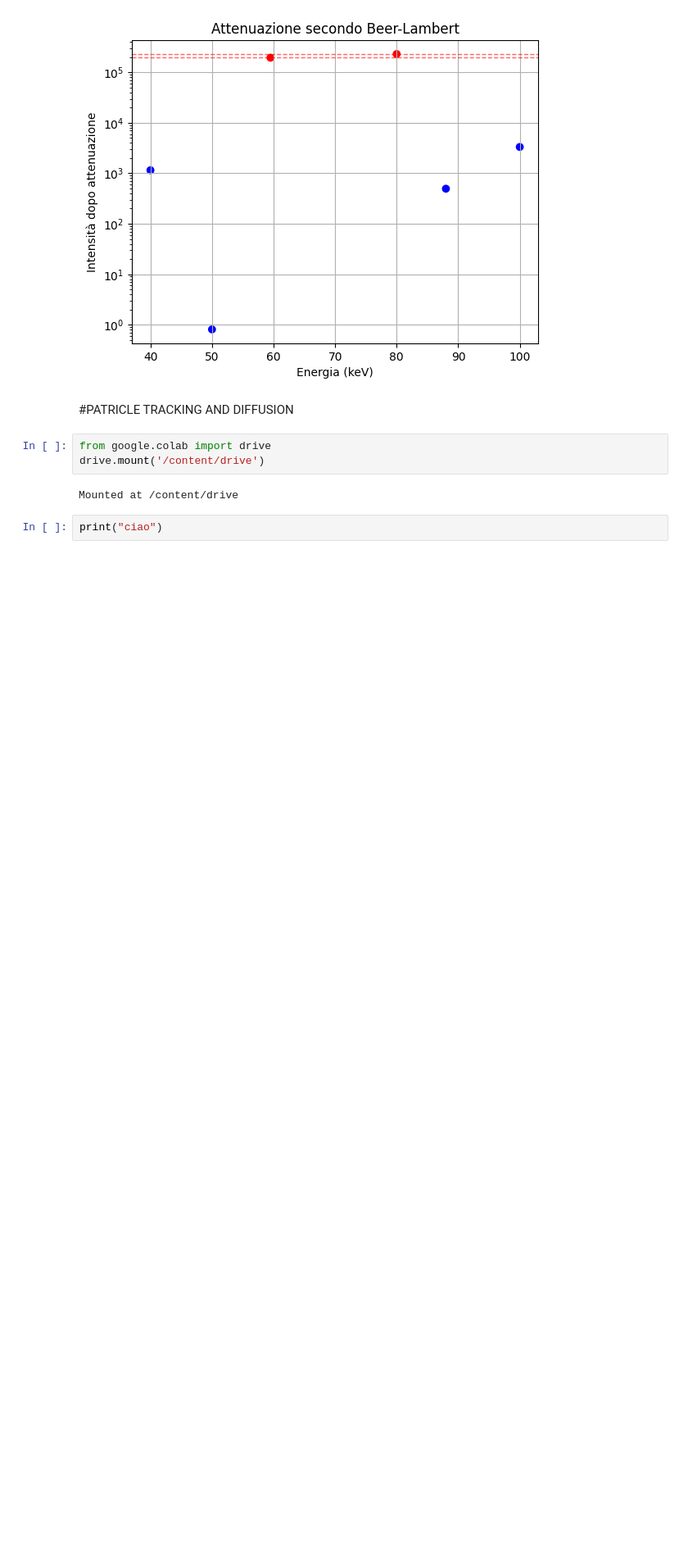
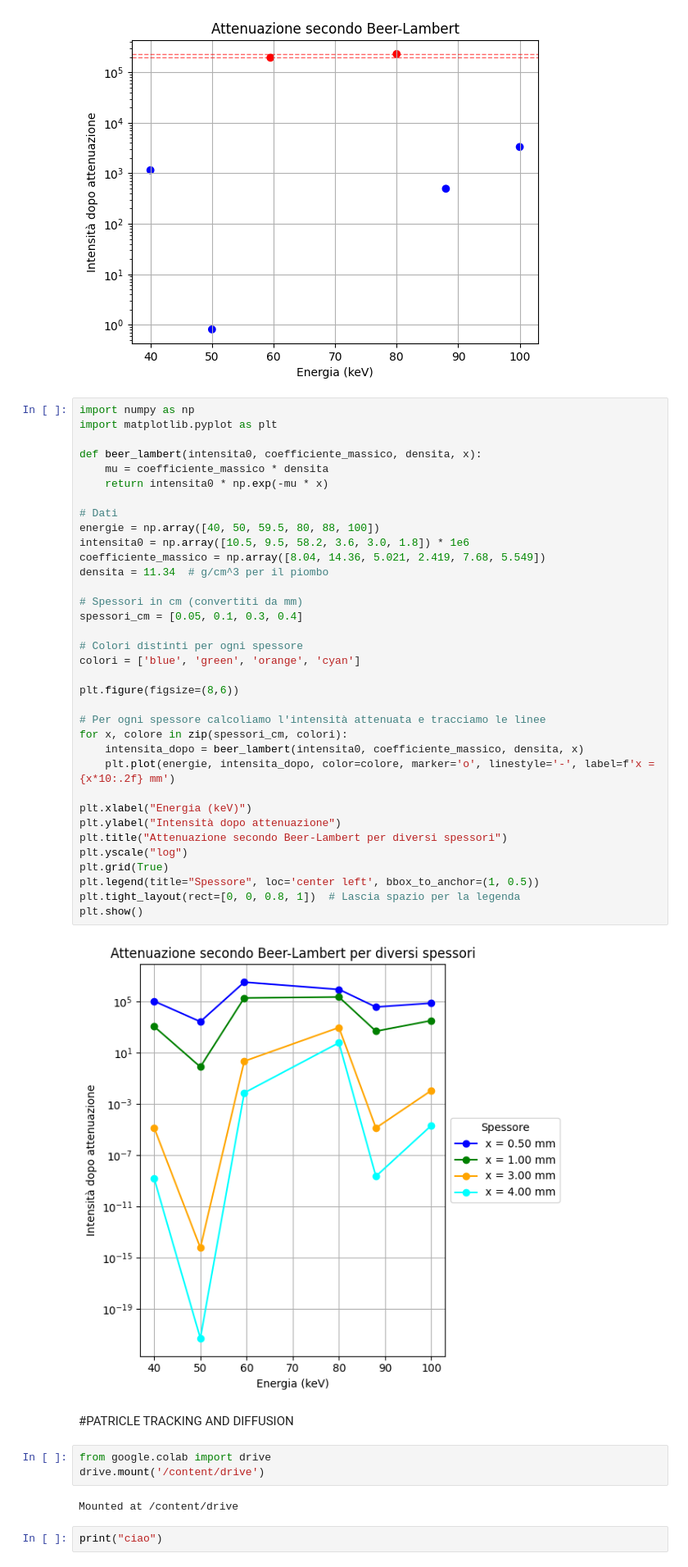
Before and after one commit to francescobellina/Repo_laboratorio_BiophotonicsI, a Jupyter notebook: Tracking.ipynb, the cells around one changed output. Shown: that part at 82% size. Drawn from its saved outputs; the diff is of its cells as text; blank space fills up the shorter version.

```diff
--- a/Tracking.ipynb
+++ b/Tracking.ipynb
@@ -140,6 +88,43 @@ for idx in top_two_indices:
 plt.show()
 # %% [output]
 [figure]
+# %%
+import numpy as np
+import matplotlib.pyplot as plt
+
+def beer_lambert(intensita0, coefficiente_massico, densita, x):
+    mu = coefficiente_massico * densita
+    return intensita0 * np.exp(-mu * x)
+
+# Dati
+energie = np.array([40, 50, 59.5, 80, 88, 100])
+intensita0 = np.array([10.5, 9.5, 58.2, 3.6, 3.0, 1.8]) * 1e6
+coefficiente_massico = np.array([8.04, 14.36, 5.021, 2.419, 7.68, 5.549])
+densita = 11.34  # g/cm^3 per il piombo
+
+# Spessori in cm (convertiti da mm)
+spessori_cm = [0.05, 0.1, 0.3, 0.4]
+
+# Colori distinti per ogni spessore
+colori = ['blue', 'green', 'orange', 'cyan']
+
+plt.figure(figsize=(8,6))
+
+# Per ogni spessore calcoliamo l'intensità attenuata e tracciamo le linee
+for x, colore in zip(spessori_cm, colori):
+    intensita_dopo = beer_lambert(intensita0, coefficiente_massico, densita, x)
+    plt.plot(energie, intensita_dopo, color=colore, marker='o', linestyle='-', label=f'x = {x*10:.2f} mm')
+
+plt.xlabel("Energia (keV)")
+plt.ylabel("Intensità dopo attenuazione")
+plt.title("Attenuazione secondo Beer-Lambert per diversi spessori")
+plt.yscale("log")
+plt.grid(True)
+plt.legend(title="Spessore", loc='center left', bbox_to_anchor=(1, 0.5))
+plt.tight_layout(rect=[0, 0, 0.8, 1])  # Lascia spazio per la legenda
+plt.show()
+# %% [output]
+[figure, added]
 # %% [markdown]
 #PATRICLE TRACKING AND DIFFUSION
 # %%
```
Also changed, not shown: parts of 1 cell of this notebook.
